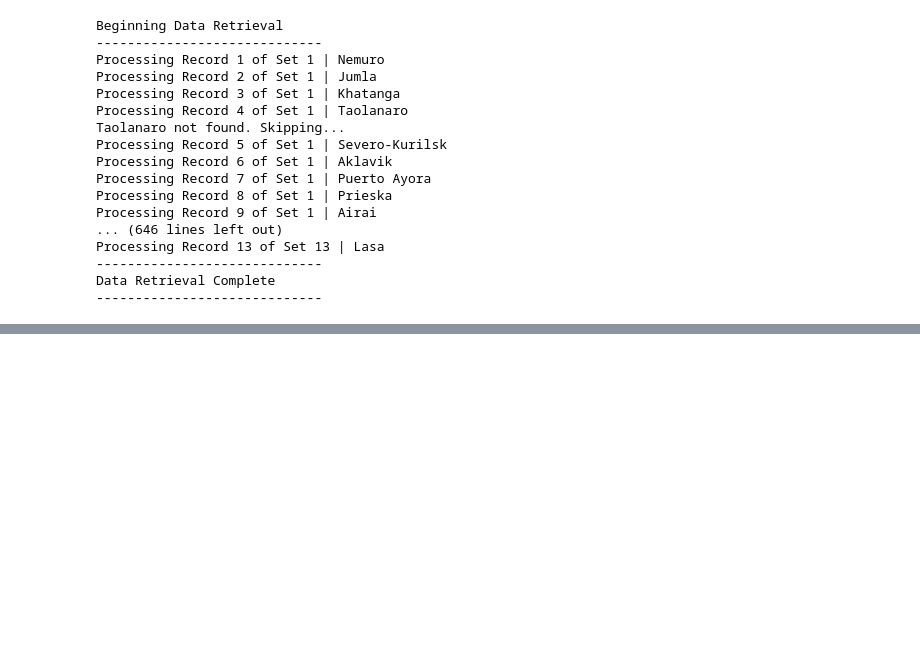
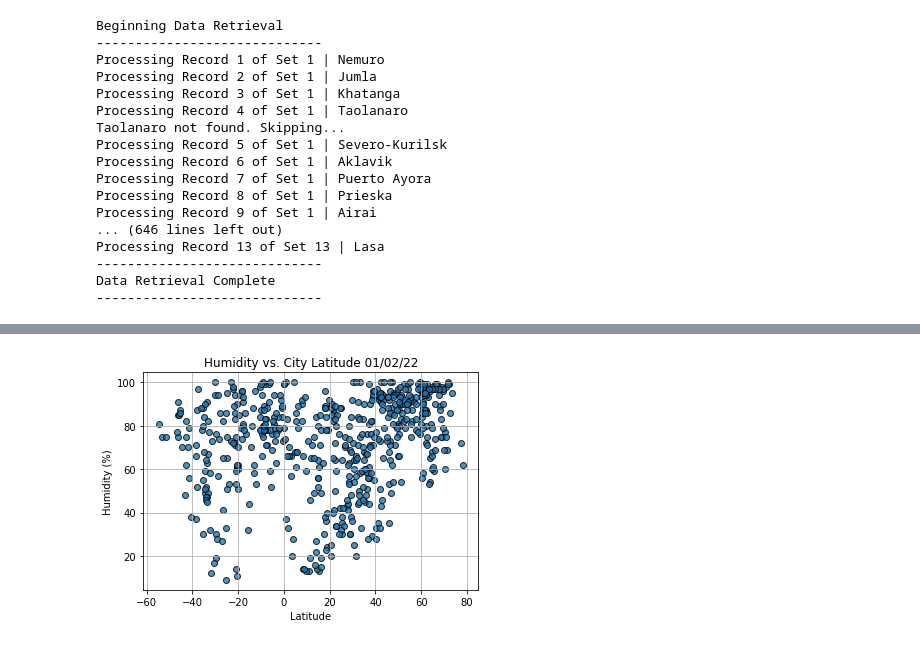
Before and after one commit to cdpeters/weather-and-map-apis-python, a Jupyter notebook: WeatherPy.ipynb, the cells around one changed output, grey strips where cells are left out. Drawn from its saved outputs; the diff is of its cells as text; code cells hidden in the pictures; blank space fills up the shorter version.

```diff
--- a/WeatherPy.ipynb
+++ b/WeatherPy.ipynb
@@ -142,0 +179,25 @@ city_data_df.to_csv(output_data_file, index_label="City_ID")
+# %%
+# Build the scatter plot for humidity vs latitude.
+plt.scatter(
+    lats,
+    humidity,
+    edgecolor="black",
+    linewidth=1,
+    marker="o",
+    alpha=0.8,
+    label="Cities"
+)
+
+# Other graph properties.
+plt.title(f"Humidity vs. City Latitude {time.strftime('%x')}")
+plt.ylabel("Humidity (%)")
+plt.xlabel("Latitude")
+plt.grid()
+
+# Save the figure
+plt.savefig("weather_data/humidity_vs_latitude.png", bbox_inches="tight")
+plt.savefig("weather_data/humidity_vs_latitude.svg", bbox_inches="tight")
+
+plt.show()
+# %% [output]
+[figure, added]
```
Also changed, not shown: parts of 5 cells of this notebook, 8 other files.
